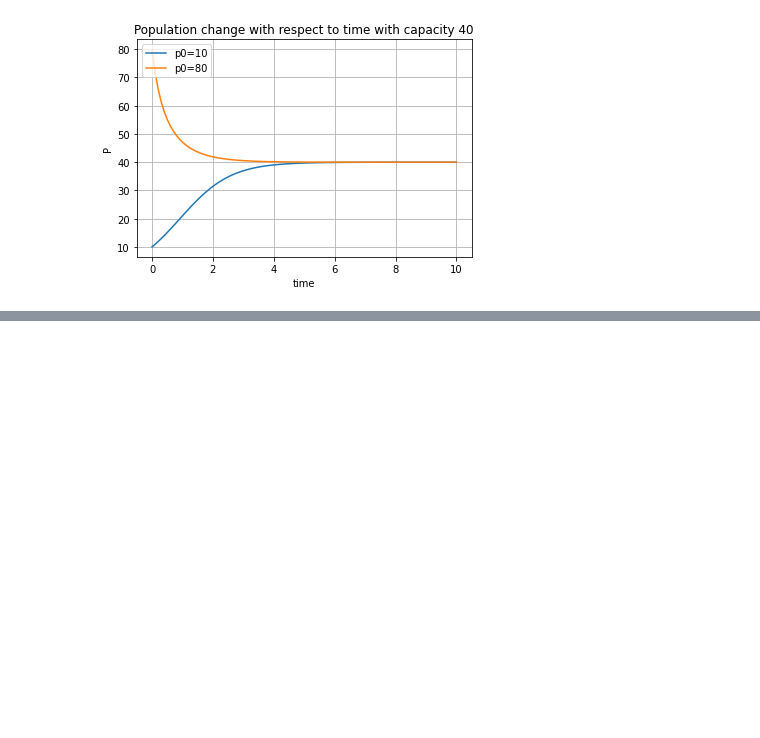
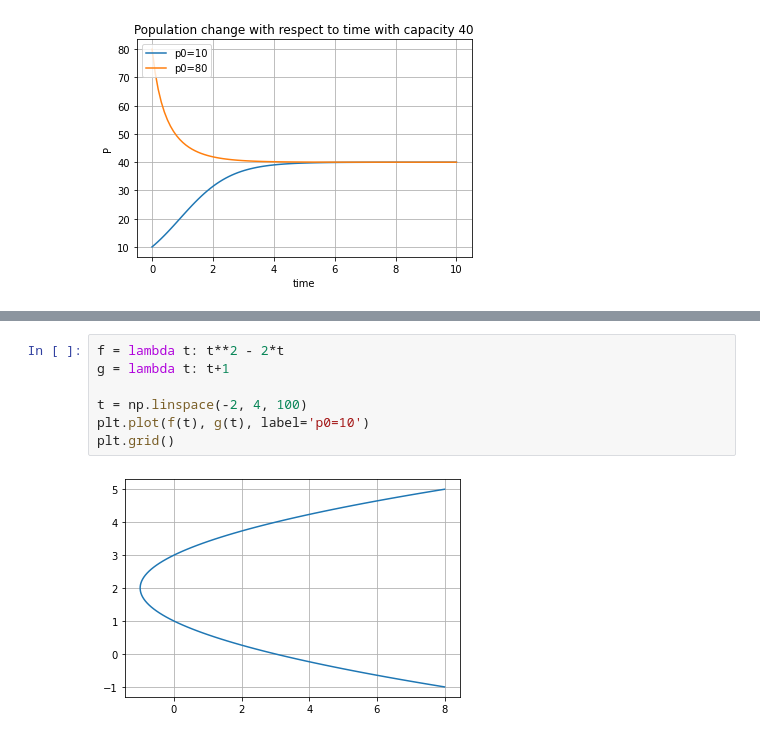
Before and after one commit to richwandell/math-stuff, a Jupyter notebook: Calculus I.ipynb, the cells around one changed output, grey strips where cells are left out. Drawn from its saved outputs; the diff is of its cells as text; blank space fills up the shorter version.

```diff
--- a/Calculus I.ipynb
+++ b/Calculus I.ipynb
@@ -100,0 +107,9 @@ plt.show()
+# %%
+f = lambda t: t**2 - 2*t
+g = lambda t: t+1
+
+t = np.linspace(-2, 4, 100)
+plt.plot(f(t), g(t), label='p0=10')
+plt.grid()
+# %% [output]
+[figure, added]
```
Also changed, not shown: parts of 4 cells of this notebook, 2 other files.
